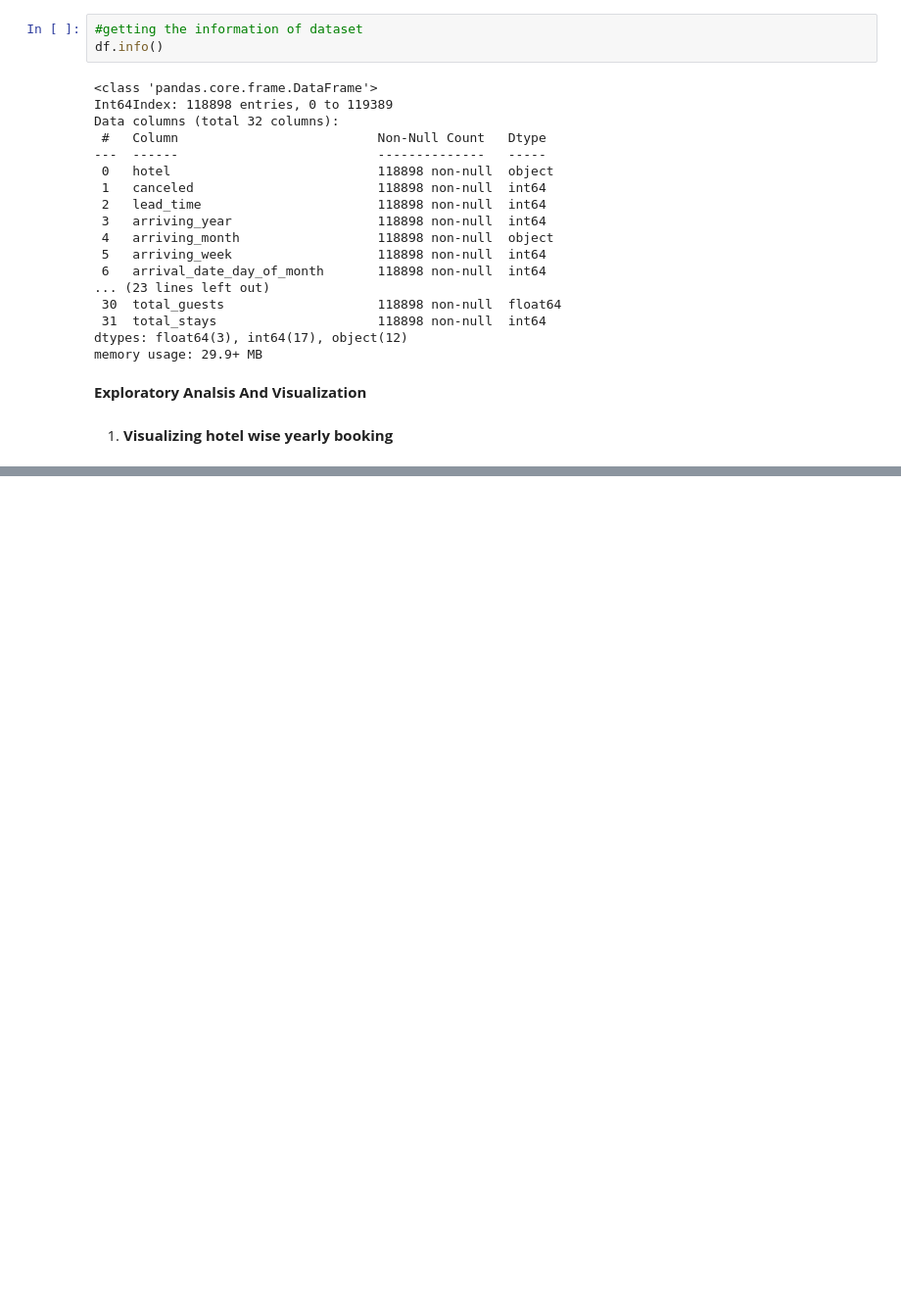
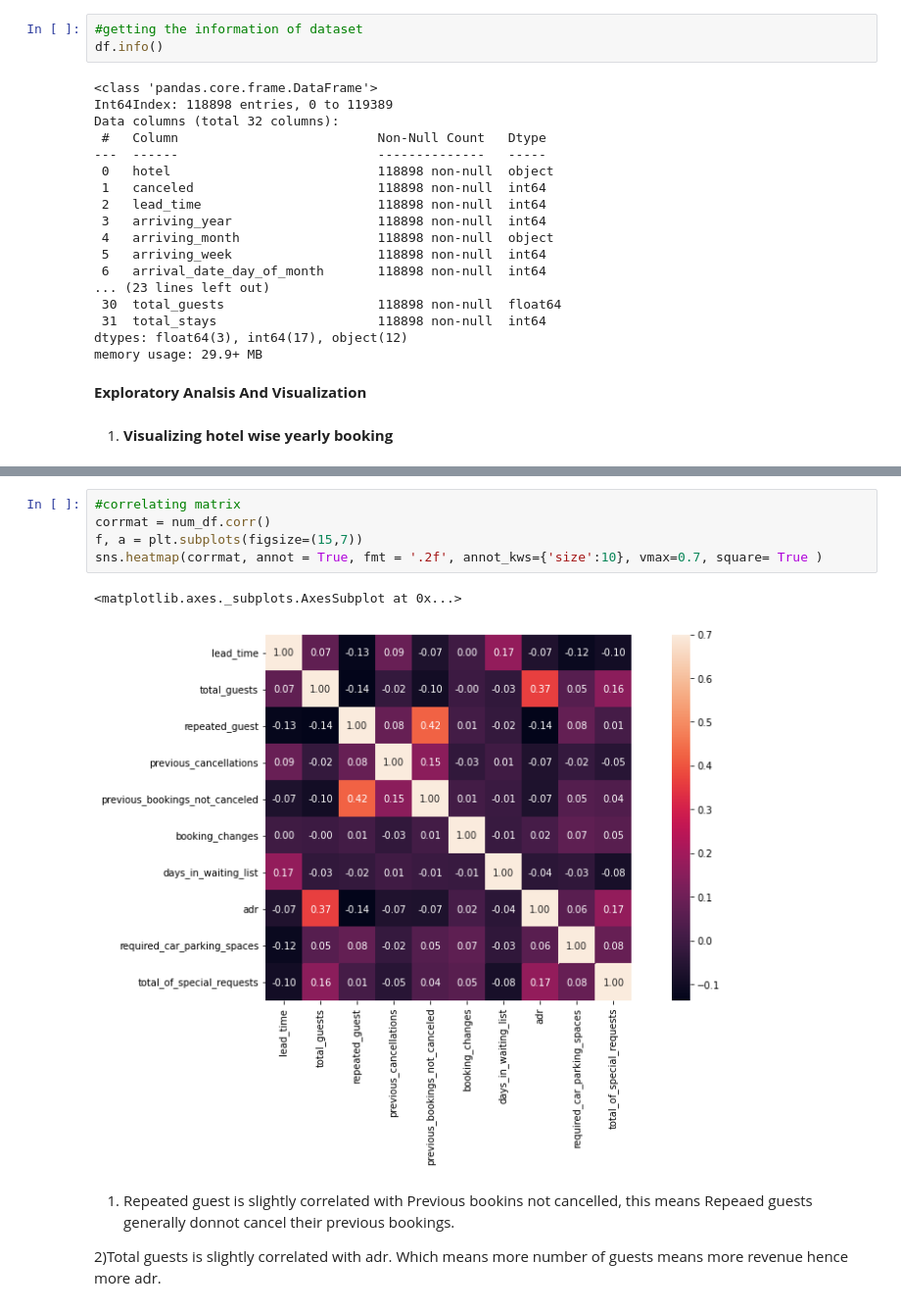
Before and after one commit to Sameer8095/Hotel-booking-data-analysis, a Jupyter notebook: Copy_of_Hotel_Booking_Analysis1_team_data_science_learners_Capstone_Project.ipynb, the cells around one changed output, grey strips where cells are left out. Shown at 98% size. Cells and saved outputs as stored; diff of their text form; blank space fills up the shorter version.

```diff
--- a/Copy_of_Hotel_Booking_Analysis1_team_data_science_learners_Capstone_Project.ipynb
+++ b/Copy_of_Hotel_Booking_Analysis1_team_data_science_learners_Capstone_Project.ipynb
@@ -173,0 +223,12 @@ memory usage: 29.9+ MB
+# %%
+#correlating matrix
+corrmat = num_df.corr()
+f, a = plt.subplots(figsize=(15,7))
+sns.heatmap(corrmat, annot = True, fmt = '.2f', annot_kws={'size':10}, vmax=0.7, square= True )
+# %% [output]
+<matplotlib.axes._subplots.AxesSubplot at 0x...>
+[figure, added]
+# %% [markdown]
+1) Repeated guest is slightly correlated with Previous bookins not cancelled, this means Repeaed guests generally donnot cancel their previous bookings.
+
+2)Total guests is slightly correlated with adr. Which means more number of guests means more revenue hence more adr.
```
Also changed, not shown: parts of 9 cells of this notebook.
